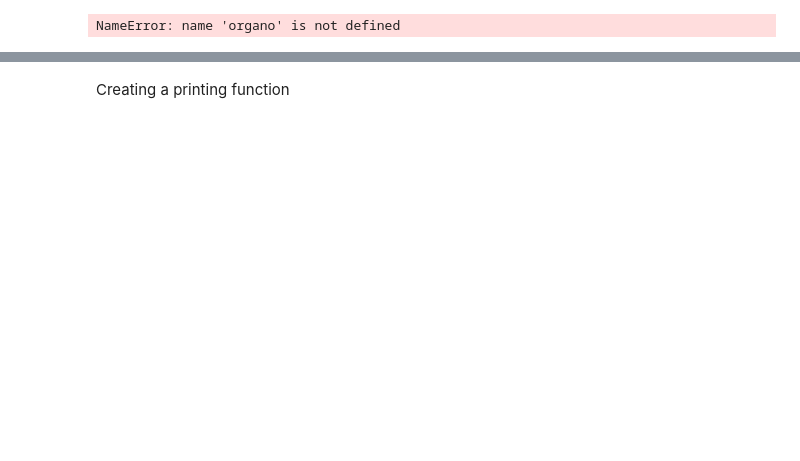
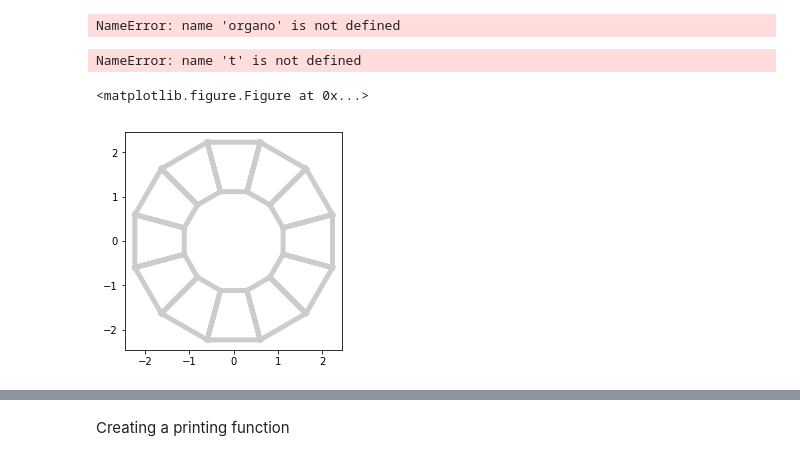
Before and after one commit to felixquinton/tyssue-taylor, a Jupyter notebook: notebooks/Quick test pipeline-Copy brouillon.ipynb, the cells around one changed output, grey strips where cells are left out. Cells and saved outputs as stored; diff of their text form; code cells hidden in the pictures; blank space fills up the shorter version.

```diff
--- a/notebooks/Quick test pipeline-Copy brouillon.ipynb
+++ b/notebooks/Quick test pipeline-Copy brouillon.ipynb
@@ -92,5 +169,35 @@ plot_meca(draw)
 # %% [output]
 NameError: name 'organo' is not defined
+# %%
+draw_specs = sheet_spec()
+draw_specs['edge']['visible'] = True
+draw_specs['vert']['visible'] = True
+edge_color = np.linspace(0.1, 0.1,
+                    num=draw.edge_df.shape[0])
+#edge_color[0] = 1.0
+cmap = plt.cm.get_cmap('viridis')
+edge_cmap = cmap(edge_color)
+draw_specs['edge']['color'] = edge_cmap
+fig = plt.figure(1)
+fig, ax = quick_edge_draw(draw, lw=5, c='k', alpha=0.2)
+
+
+d=draw.copy()
+d.edge_df.line_tension = t
+
+edge_color = np.array([1/max(d.edge_df.line_tension)*l for l in d.edge_df.line_tension])
+edge_cmap = cmap(edge_color)
+
+draw_specs['edge']['color'] = edge_cmap #[0, 0, 0, 1]
+#draw_specs['edge']['color'] = [0, 0, 0, 0.2]
+
+draw_specs['edge']['width'] = 0.25+3*np.array([1/max(d.edge_df.line_tension)*l for l in d.edge_df.line_tension])
+sheet_view(d, ax=ax, **draw_specs)
+fig.set_size_inches(12, 12)
+# %% [output]
+NameError: name 't' is not defined
+<matplotlib.figure.Figure at 0x...>
+[figure, added]
 # %%
 organo = generate_ring(10, 110, 150)
 Nf= organo.Nf
```
Also changed, not shown: parts of 9 cells of this notebook, 11 other files.
